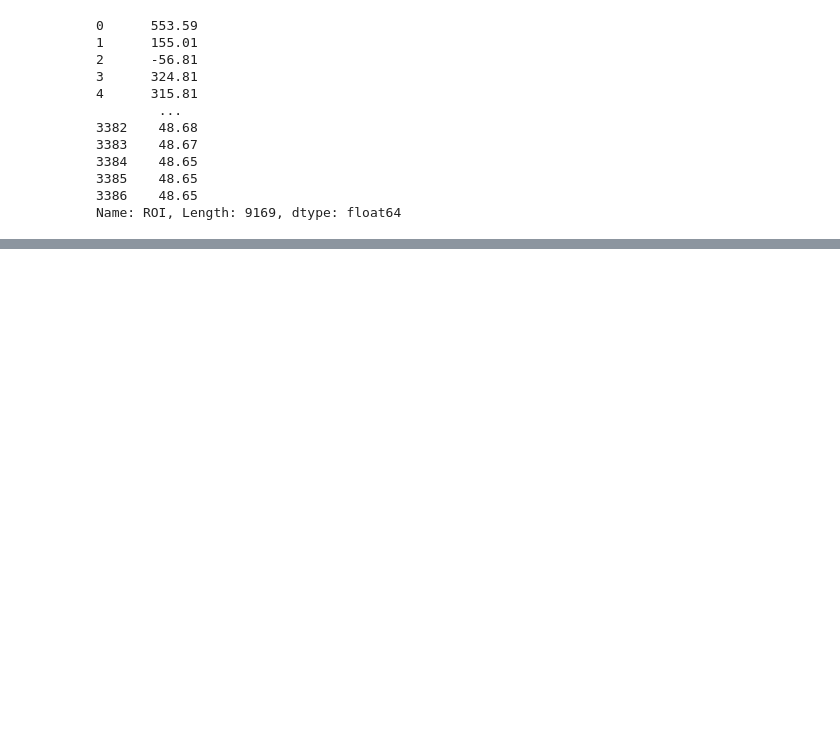
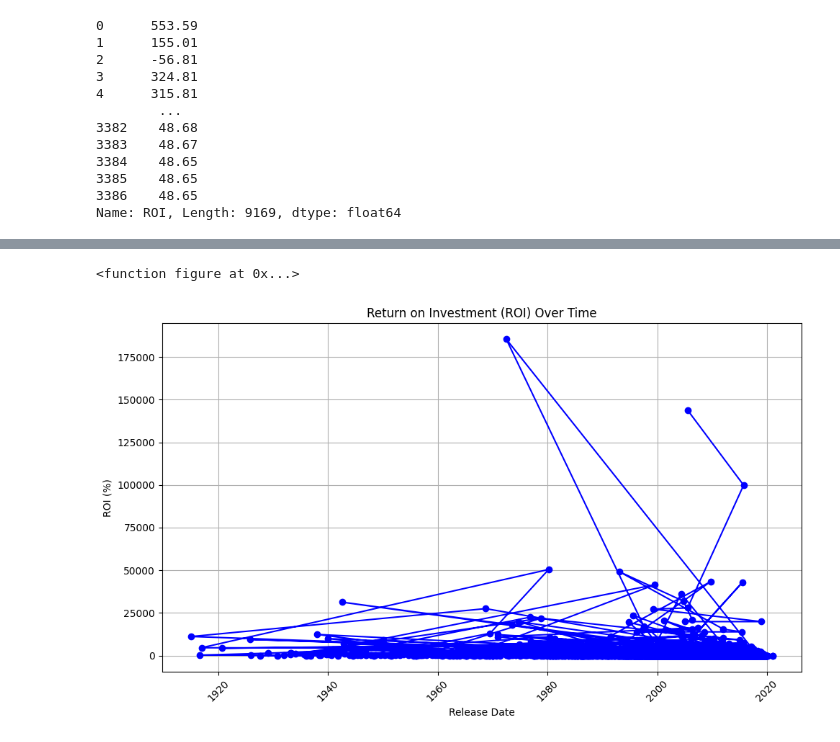
Before and after one commit to jameskoli/phase_one_project, a Jupyter notebook: index.ipynb, the cells around one changed output, grey strips where cells are left out. Saved outputs shown, nothing was run; the diff lists cells and outputs as text; code cells hidden in the pictures; blank space fills up the shorter version.

```diff
--- a/index.ipynb
+++ b/index.ipynb
@@ -249,3 +249,6 @@ production_budget
 5780         1400
 5781         1100
 Name: production_budget, Length: 5782, dtype: int64
+# %%
+Release_year = m1['release_date']
+Release_year
@@ -252,3 +268,5 @@ Name: production_budget, Length: 5782, dtype: int64
+# %%
+merged_revenue['Release_year'] = Release_year
 # %%
 production_budget.describe()
 # %% [output]
@@ -348,0 +383,24 @@ merged_revenue['worldwide_gross'] = merged_revenue['worldwide_gross'].round().as
+# %%
+import matplotlib.pyplot as plt
+
+# Check if 'figure' is overwritten
+print(plt.figure)
+# %% [output]
+<function figure at 0x...>
+# %%
+import matplotlib.pyplot as plt
+from matplotlib.pyplot import figure
+
+merged_revenue['release_date'] = pd.to_datetime(merged_revenue['release_date'], errors='coerce')
+
+plt.figure(figsize=(10, 6))
+plt.plot(merged_revenue['release_date'], merged_revenue['ROI'], marker='o', linestyle='-', color='b')
+plt.title('Return on Investment (ROI) Over Time')
+plt.xlabel('Release Date')
+plt.ylabel('ROI (%)')
+plt.grid(True)
+plt.xticks(rotation=45)
+plt.tight_layout()
+plt.show()
+# %% [output]
+[figure, added]
```
Also changed, not shown: parts of 4 cells of this notebook.
